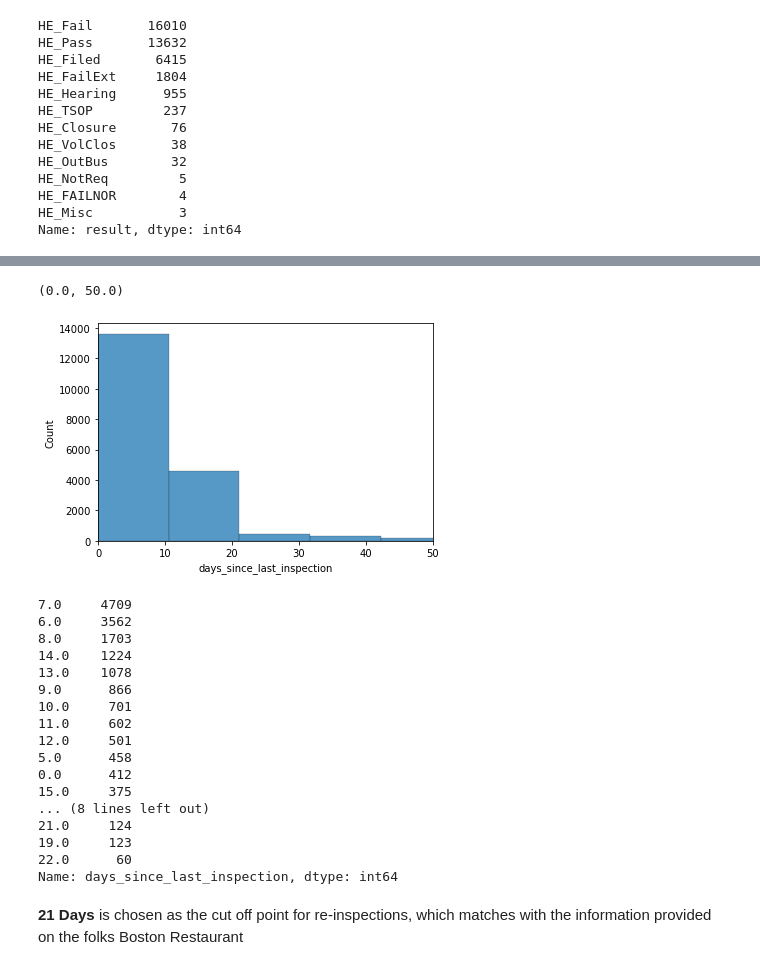
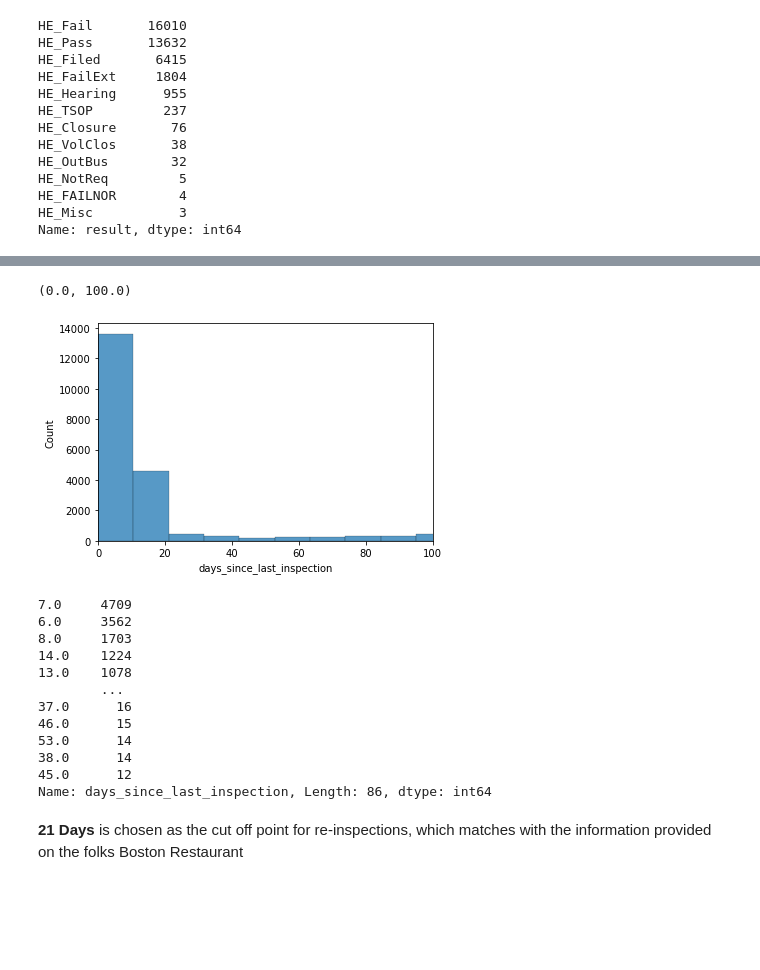
Before and after one commit to navish92/Restaurant_Inspections, a Jupyter notebook: Reshaping_Inspection_Data.ipynb, the cells around one changed output, grey strips where cells are left out. Drawn from its saved outputs; the diff is of its cells as text; code cells hidden in the pictures; blank space fills up the shorter version.

```diff
--- a/Reshaping_Inspection_Data.ipynb
+++ b/Reshaping_Inspection_Data.ipynb
@@ -146,30 +171,25 @@ df_ins_summarized.to_csv("Summarized_Rest_Data.csv",index=False)
 # %%
 # plt.figure(figsize=(15,15))
 sns.histplot(df_ins_summarized['days_since_last_inspection'],)
-plt.xlim(0,50)
+plt.xlim(0,100)
 # %% [output]
-(0.0, 50.0)
+(0.0, 100.0)
-[figure, old version]
+[figure, new version]
 # %%
-df_ins_summarized[df_ins_summarized['days_since_last_inspection'] <= 22].days_since_last_inspection.value_counts()
+df_ins_summarized[df_ins_summarized['days_since_last_inspection'] <= 85].days_since_last_inspection.value_counts()
 # %% [output]
 7.0     4709
 6.0     3562
 8.0     1703
 14.0    1224
 13.0    1078
-9.0      866
-10.0     701
-11.0     602
-12.0     501
-5.0      458
-0.0      412
-15.0     375
-... (8 lines left out)
-21.0     124
-19.0     123
-22.0      60
-Name: days_since_last_inspection, dtype: int64
+        ...
+37.0      16
+46.0      15
+53.0      14
+38.0      14
+45.0      12
+Name: days_since_last_inspection, Length: 86, dtype: int64
 # %% [markdown]
 **21 Days** is chosen as the cut off point for re-inspections, which matches with the information provided on the folks Boston Restaurant
 # %%
```
Also changed, not shown: parts of 18 cells of this notebook, 1 other file.
